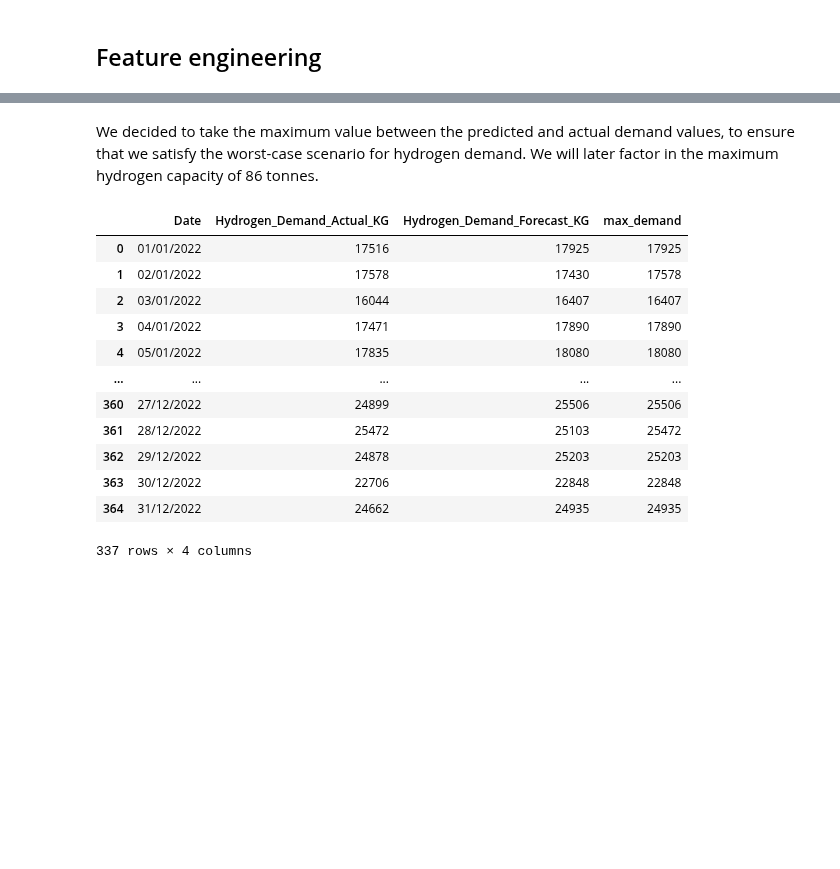
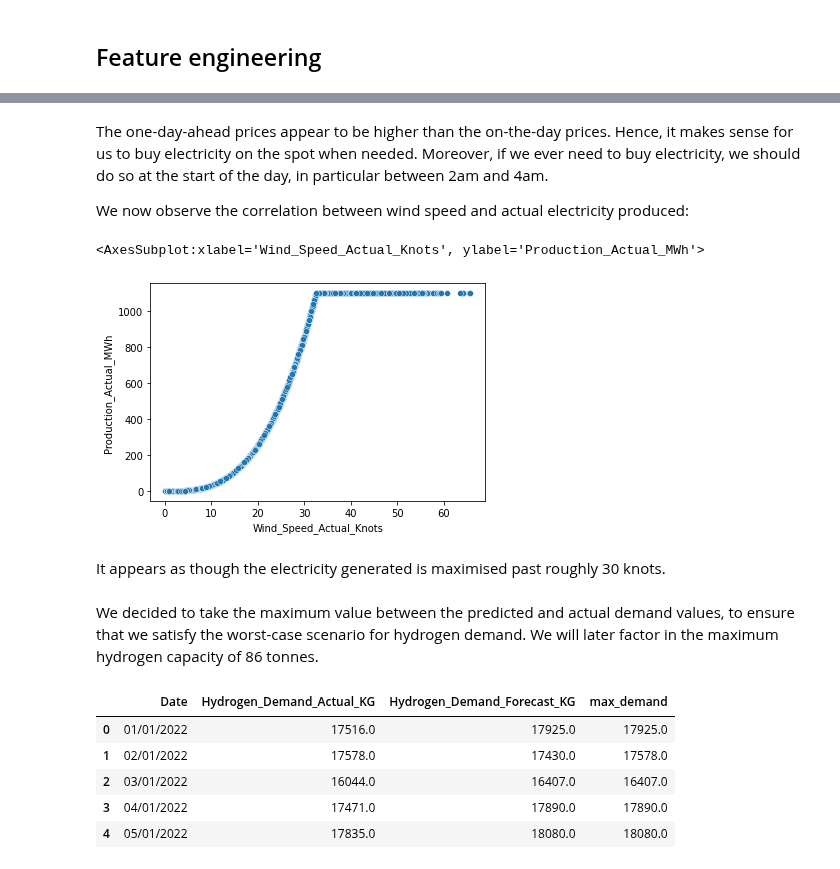
Before and after one commit to AmeerAliSaleem/dig_data_shell_project, a Jupyter notebook: DigData_Shell_Project.ipynb, the cells around one changed output, grey strips where cells are left out. Saved outputs shown, nothing was run; the diff lists cells and outputs as text; code cells hidden in the pictures; blank space fills up the shorter version.

```diff
--- a/DigData_Shell_Project.ipynb
+++ b/DigData_Shell_Project.ipynb
@@ -179,11 +181,3 @@ daily[daily.iloc[:,2] == 0]
 | 125 | 06/05/2022 | 0 | 0 |
 | 126 | 07/05/2022 | 0 | 0 |
 | 127 | 08/05/2022 | 0 | 0 |
-# %%
-# for now, we will simply omit these rows
-daily = daily[daily['Hydrogen_Demand_Actual_KG'] != 0]
-daily = daily[daily['Hydrogen_Demand_Forecast_KG'] != 0]
-
-daily[daily.iloc[:,1]==0].count()
-
-sns.scatterplot(data=daily, x=daily.iloc[:,1], y=daily.iloc[:,2])
@@ -192,0 +184,14 @@ sns.scatterplot(data=daily, x=daily.iloc[:,1], y=daily.iloc[:,2])
+# %%
+# we will replace the zero values with averages
+average_actual = daily['Hydrogen_Demand_Actual_KG'][daily['Hydrogen_Demand_Actual_KG'] != 0].mean()
+average_forecast = daily['Hydrogen_Demand_Forecast_KG'][daily['Hydrogen_Demand_Forecast_KG'] != 0].mean()
+
+daily['Hydrogen_Demand_Actual_KG'] = daily['Hydrogen_Demand_Actual_KG'].replace(0, average_actual)
+daily['Hydrogen_Demand_Forecast_KG'] = daily['Hydrogen_Demand_Forecast_KG'].replace(0, average_forecast)
+
+# daily = daily[daily['Hydrogen_Demand_Actual_KG'] != 0]
+# daily = daily[daily['Hydrogen_Demand_Forecast_KG'] != 0]
+
+# daily[daily.iloc[:,1]==0].count()
+
+daily.head()
@@ -265,0 +346,4 @@ sns.barplot(data=monthly, x=monthly.iloc[:,0], y=monthly.iloc[:,1])
+# %% [markdown]
+The one-day-ahead prices appear to be higher than the on-the-day prices. Hence, it makes sense for us to buy electricity on the spot when needed. Moreover, if we ever need to buy electricity, we should do so at the start of the day, in particular between 2am and 4am.
+
+We now observe the correlation between wind speed and actual electricity produced:
@@ -266 +353,8 @@ sns.barplot(data=monthly, x=monthly.iloc[:,0], y=monthly.iloc[:,1])
+# %%
+sns.scatterplot(data=hourly, x=hourly.iloc[:,1], y=hourly.iloc[:,2])
+# %% [output]
+<AxesSubplot:xlabel='Wind_Speed_Actual_Knots', ylabel='Production_Actual_MWh'>
+[figure, added]
+# %% [markdown]
+It appears as though the electricity generated is maximised past roughly 30 knots.
 # %% [markdown]
@@ -268,18 +364,11 @@ We decided to take the maximum value between the predicted and actual demand val
 # %%
 daily['max_demand'] = daily.max(axis=1)
 
-daily
+daily.head()
 # %% [output]
 |  | Date | Hydrogen_Demand_Actual_KG | Hydrogen_Demand_Forecast_KG | max_demand |
-| 0 | 01/01/2022 | 17516 | 17925 | 17925 |
-| 1 | 02/01/2022 | 17578 | 17430 | 17578 |
-| 2 | 03/01/2022 | 16044 | 16407 | 16407 |
-| 3 | 04/01/2022 | 17471 | 17890 | 17890 |
-| 4 | 05/01/2022 | 17835 | 18080 | 18080 |
-| ... | ... | ... | ... | ... |
-| 360 | 27/12/2022 | 24899 | 25506 | 25506 |
-| 361 | 28/12/2022 | 25472 | 25103 | 25472 |
-| 362 | 29/12/2022 | 24878 | 25203 | 25203 |
-| 363 | 30/12/2022 | 22706 | 22848 | 22848 |
-| 364 | 31/12/2022 | 24662 | 24935 | 24935 |
+| 0 | 01/01/2022 | 17516.0 | 17925.0 | 17925.0 |
+| 1 | 02/01/2022 | 17578.0 | 17430.0 | 17578.0 |
+| 2 | 03/01/2022 | 16044.0 | 16407.0 | 16407.0 |
+| 3 | 04/01/2022 | 17471.0 | 17890.0 | 17890.0 |
+| 4 | 05/01/2022 | 17835.0 | 18080.0 | 18080.0 |
-337 rows × 4 columns
```
Also changed, not shown: parts of 19 cells of this notebook.
